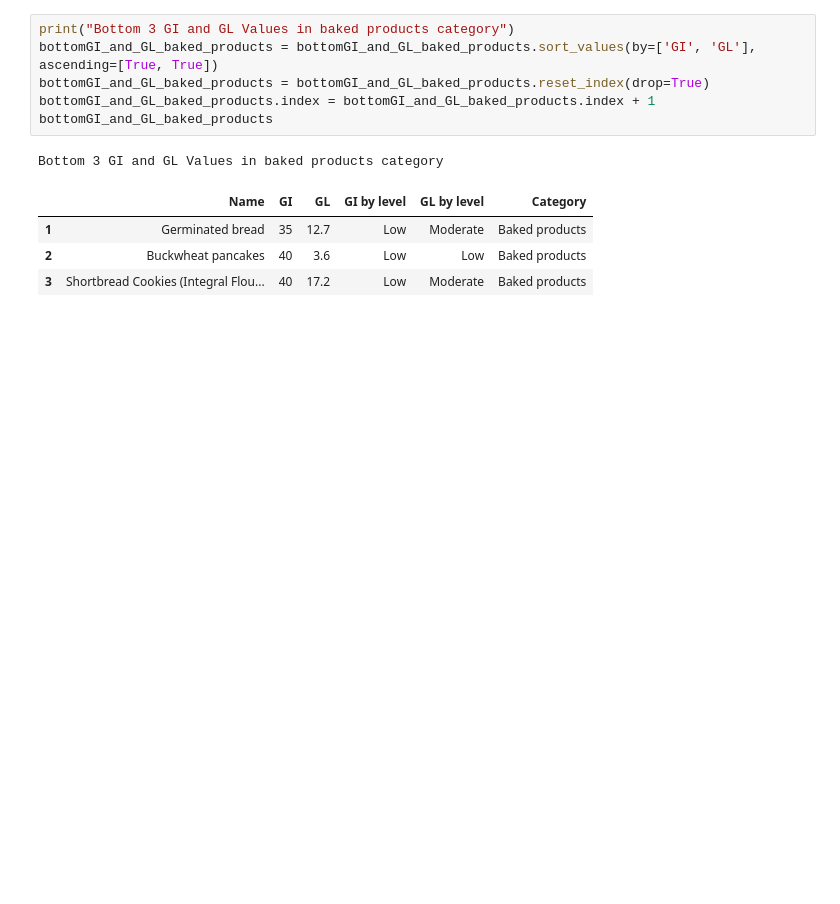
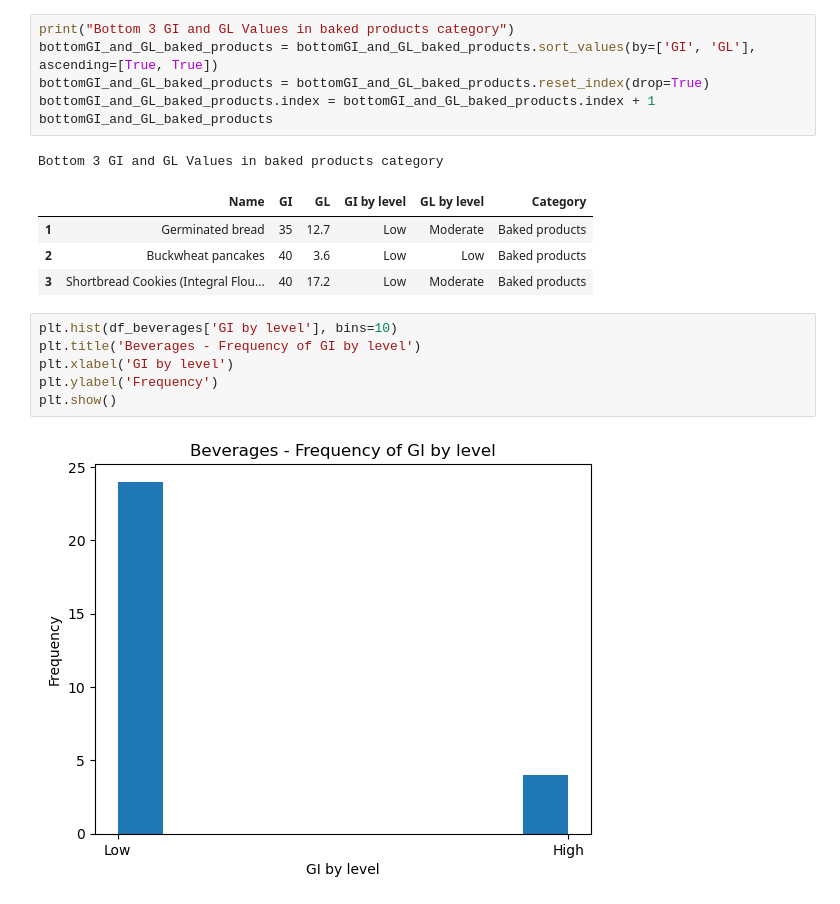
Before and after one commit to KacperWalkusz/Project-Healthy-Food-Analysis, a Jupyter notebook: GI and GL - webscraping.ipynb, the cells around one changed output. Saved outputs shown, nothing was run; the diff lists cells and outputs as text; blank space fills up the shorter version.

Commit message:
All charts are done - so far

```diff
--- a/GI and GL - webscraping.ipynb
+++ b/GI and GL - webscraping.ipynb
@@ -1340,3 +1340,11 @@ Bottom 3 GI and GL Values in baked products category
 | 1 | Germinated bread | 35 | 12.7 | Low | Moderate | Baked products |
 | 2 | Buckwheat pancakes | 40 | 3.6 | Low | Low | Baked products |
 | 3 | Shortbread Cookies (Integral Flou... | 40 | 17.2 | Low | Moderate | Baked products |
+# %%
+plt.hist(df_beverages['GI by level'], bins=10)
+plt.title('Beverages - Frequency of GI by level')
+plt.xlabel('GI by level')
+plt.ylabel('Frequency')
+plt.show()
+# %% [output]
+[figure, added]
```
Also changed, not shown: parts of 95 cells of this notebook.
